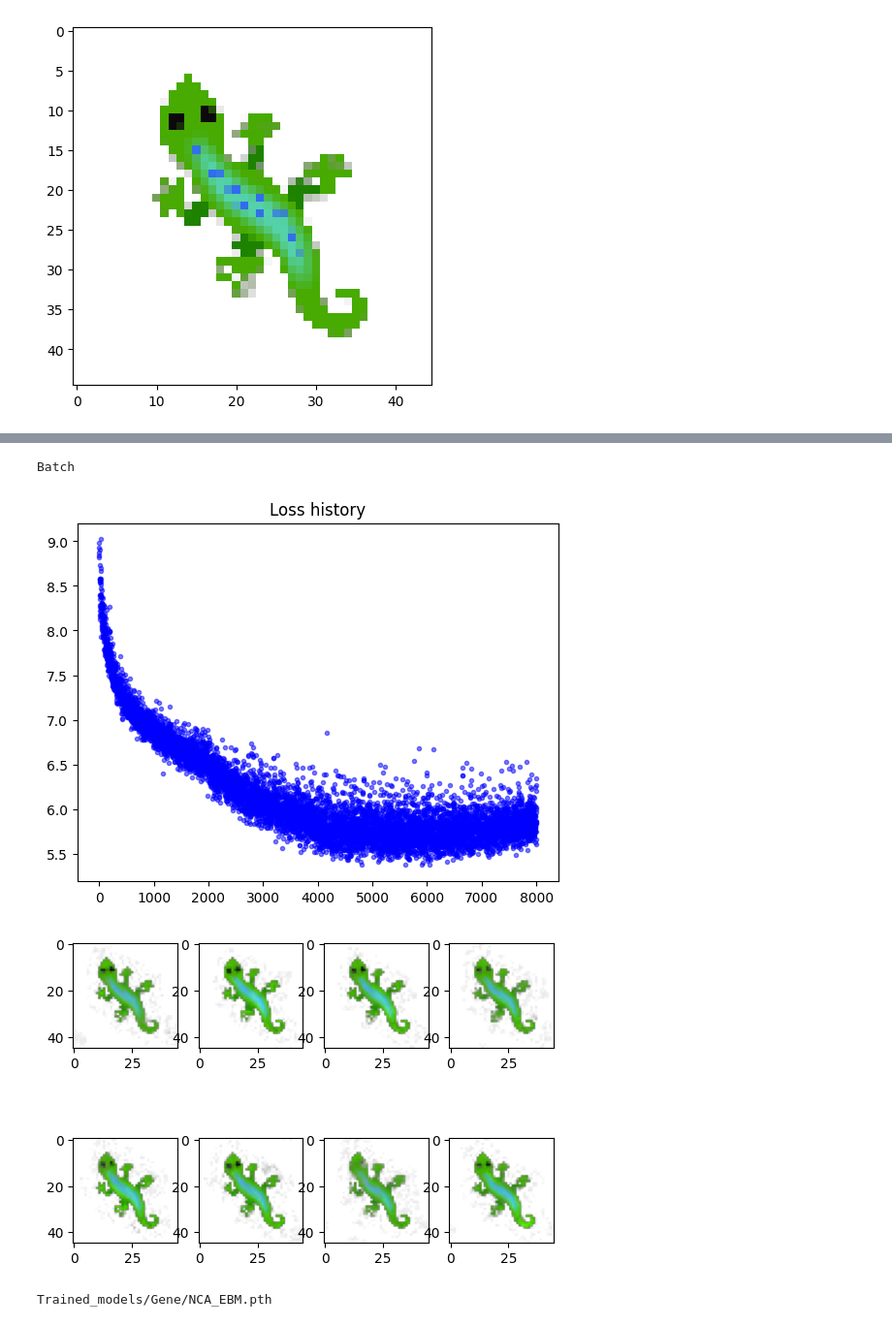
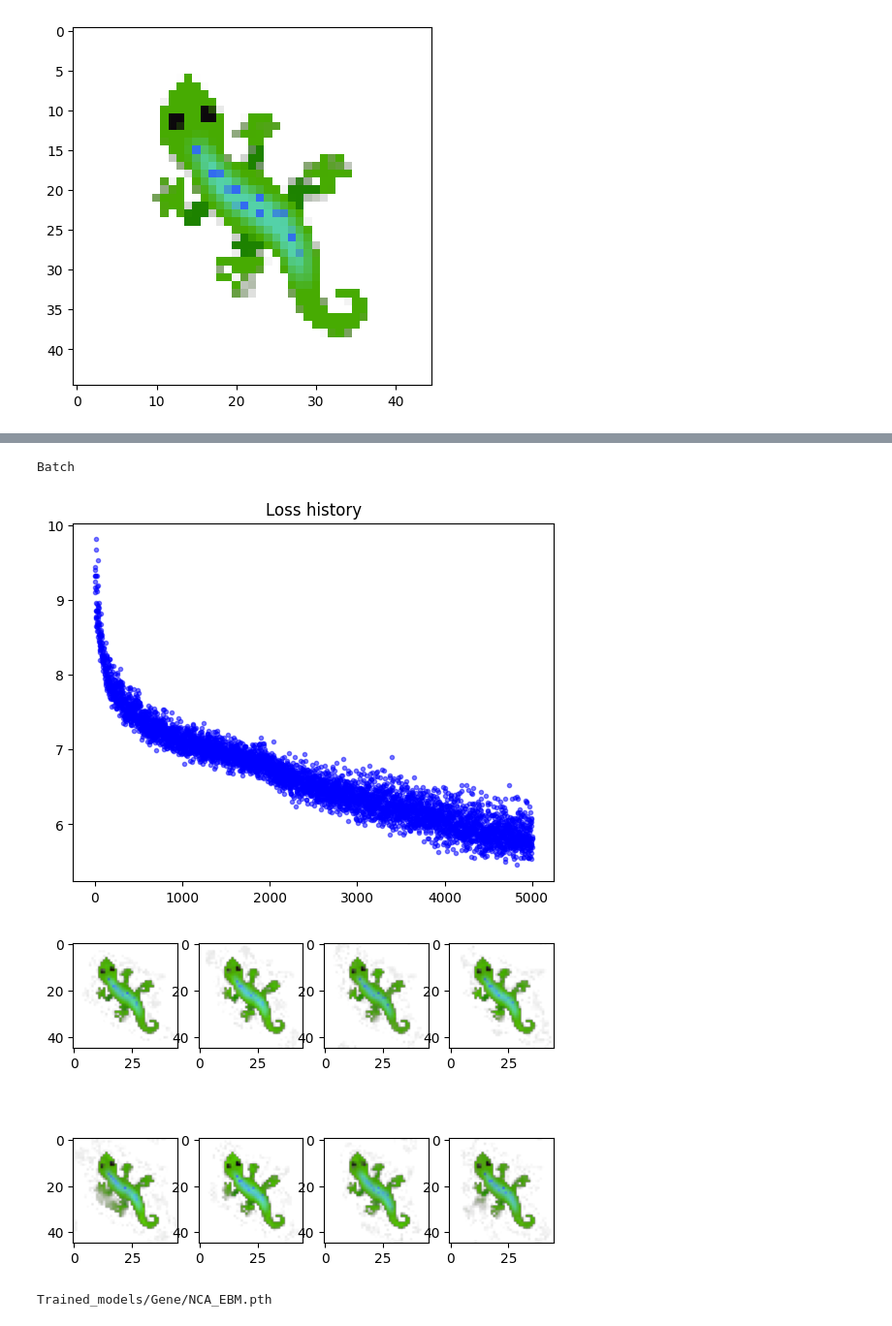
Before and after one commit to lshofsl/Advanced-topics-in-PoD-project-, a Jupyter notebook: EBM_NCA.ipynb, the cells around one changed output, grey strips where cells are left out. Shown at 97% size. Drawn from its saved outputs; the diff is of its cells as text; code cells hidden in the pictures.

```diff
--- a/EBM_NCA.ipynb
+++ b/EBM_NCA.ipynb
@@ -72,7 +72,7 @@ CHANNELS = 16 # @param {type:"integer"}<--- NCA feature channels
 BATCH_SIZE = 12 #@param {type:"integer"}
 PADDING = 5 #@param {type:"integer"}
 POOL_SIZE = 2666 #@param {type:"integer"}<--- NCA training pool size, lower values train faster but are less stable
-TRAINING_ITERS = 8000  #@param {type:"integer"}<-- Number of trainign iterations
+TRAINING_ITERS = 5000  #@param {type:"integer"}<-- Number of trainign iterations
 HIDDEN_SIZE = 64 #@param {type:"integer"}<--- NCA hidden size
 
 
@@ -161,7 +164,7 @@ name = folder + "/" +type(nca).__name__
 
 lambda_mono = 0.05
 lambda_drift = 0.05
-K = 5
+K = 20
 
 
 eta_log = []
@@ -180,9 +183,12 @@ for i in range(TRAINING_ITERS + 1):
     for t in range(T):
         E_t = nca.energy(x)
         energies.append(E_t)
-        x = nca(x)   # single combined MLP + energy-gradient update
+        x = nca(x)
 
-    per_sample_loss = (base - x[:, :4, :, :]).pow(2).sum(dim=[1, 2, 3])
+    live_mask = (base[:, 3:4] > 0.1).float()
+    per_sample_loss = (((base - x[:, :4, :, :]))*live_mask).pow(2).sum(dim=[1, 2, 3]) + \
+        0.1 * (perchannel_conv(base, filters) - perchannel_conv(x[:, :4, :, :], filters)).pow(2).mean(dim=[1, 2, 3])
+
     loss_recon = per_sample_loss.sum()
 
     energies_t = torch.stack(energies[:-1])
@@ -191,8 +197,8 @@ for i in range(TRAINING_ITERS + 1):
 
     loss_drift = 0
     for t in range(K):
-        x = nca(x)
-        loss_drift = loss_drift + (base - x[:, :4, :, :]).pow(2).sum()
+      x = nca(x)
+      loss_drift = loss_drift + ((base - x[:, :4, :, :]) ).pow(2).sum()
 
     loss = loss_recon + lambda_mono * loss_mono + lambda_drift * loss_drift
     loss.backward()
@@ -208,35 +214,35 @@ for i in range(TRAINING_ITERS + 1):
 
     with torch.no_grad():
         loss_rank = per_sample_loss.detach().cpu().numpy().argsort()[::-1]
         x_np = x.detach().cpu().numpy()[loss_rank]
         x_np[:1] = seed
         batch.x[:] = x_np
         batch.commit()
     scheduler.step()
 
 
 
     if i % 100 == 0:
         print(f"Training itter {i}, loss = {loss.item()}")
         plt.clf()
         clear_output()
         plt.figure(1, figsize=(10, 4))
         plt.title('Loss history')
         plt.plot(loss_log, '.', alpha=0.5, color="b")
         print("Batch")
         utils.show_batch(x[2:14])
         display(HTML(style))
         plt.show(block=False)
         plt.pause(0.01)
 
 
     if i % 100 == 0:
         torch.save(nca.state_dict(), "Trained_models/" + name + ".pth")
         print("Trained_models/" + name + ".pth")
 # %% [output]
 Batch
-[figure, old version]
+[figure, new version]
-[figure, old version]
+[figure, new version]
 Trained_models/Gene/NCA_EBM.pth
 # %%
 
```
Also changed, not shown: parts of 12 cells of this notebook.
